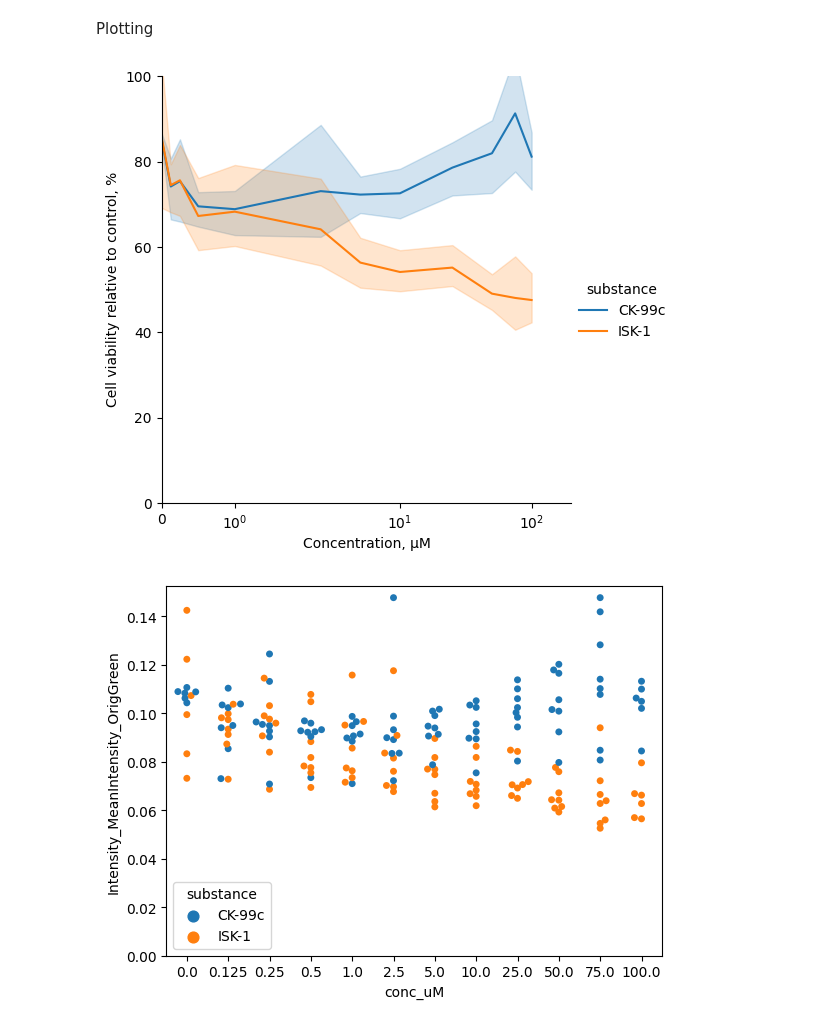
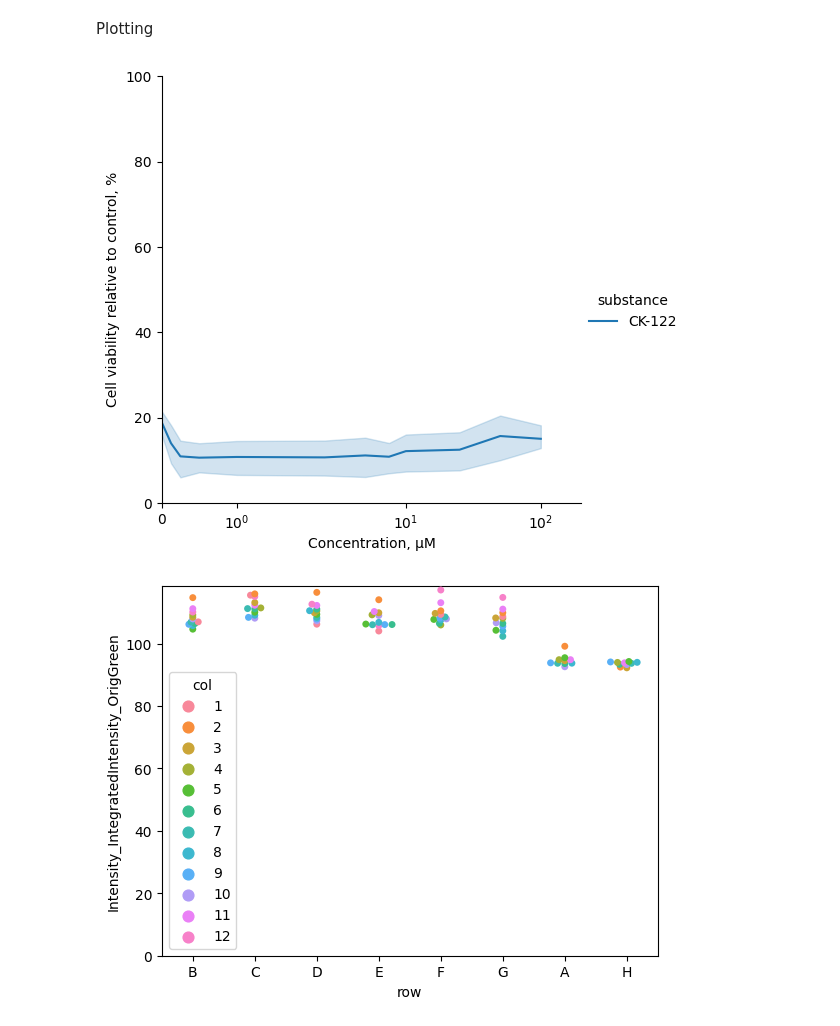
Before and after one commit to arteys/Resazurin_ChemiDoc, a Jupyter notebook: RZ_12_concentrations.ipynb, the cells around one changed output. Cells and saved outputs as stored; diff of their text form; code cells hidden in the pictures.

```diff
--- a/RZ_12_concentrations.ipynb
+++ b/RZ_12_concentrations.ipynb
@@ -10,7 +10,7 @@ import matplotlib.pyplot as plt
 # %% [markdown]
 New for multiple images in CP file
 # %%
-part_to_folder = r"C:\Users\Modern\Documents\Biorad\CellProfiler\Results\2024-07-24 Vero Rd hTERT CK-99c ISK-1 Slovesnova"
+part_to_folder = r"C:\Users\Modern\Documents\Biorad\CellProfiler\Results\2024-07-25 Test plate"
 
 # files = [f for f in listdir(part_to_folder) if isfile(join(part_to_folder, f))]
 
@@ -155,8 +145,8 @@ Data selection
 #                                                    (data_plate_with_mean_blank_control['sample'] == 'CK')]
 
 # data_selected = data_plate_with_mean_blank_control[(data_plate_with_mean_blank_control['substance'] == 'ISK-1')]
-data_selected = data_plate_with_mean_blank_control[(data_plate_with_mean_blank_control['cells'] == 'hTERT')]
-# data_selected = data_plate_with_mean_blank_control[(data_plate_with_mean_blank_control['control'] == 'Yes')]
+# data_selected = data_plate_with_mean_blank_control[(data_plate_with_mean_blank_control['cells'] == 'hTERT')]
+data_selected = data_plate_with_mean_blank_control[(data_plate_with_mean_blank_control['control'] == 'Yes')]
 
 # print(data_selected['Intensity_IntegratedIntensity_OrigRed'][(data_selected['control'] == 'Yes')])
 # %% [markdown]
@@ -174,16 +164,16 @@ ax.set(xlim=(0, 200),ylim = (0,100))
 
 plt.show()
 # %% [output]
-[figure, old version]
+[figure, new version]
 # %%
-ax = sns.swarmplot(data=data_selected, x="conc_uM", y="Intensity_MeanIntensity_OrigGreen", hue = 'substance')
+ax = sns.swarmplot(data=data_selected, x="row", y="Intensity_IntegratedIntensity_OrigGreen", hue = 'col')
 # ax.set(xscale="symlog")
 # ax.set(xlim=(-1, 110))
 
 ax.set(ylim = (0,None))
 plt.show()
 # %% [output]
-[figure, old version]
+[figure, new version]
 # %%
 ax = sns.relplot(data=data_plate_with_mean_blank_control, x="conc_uM", y="Green_relative", kind="line",
                  hue = 'substance', col='cells', ci=None)
```
Also changed, not shown: parts of 6 cells of this notebook.
